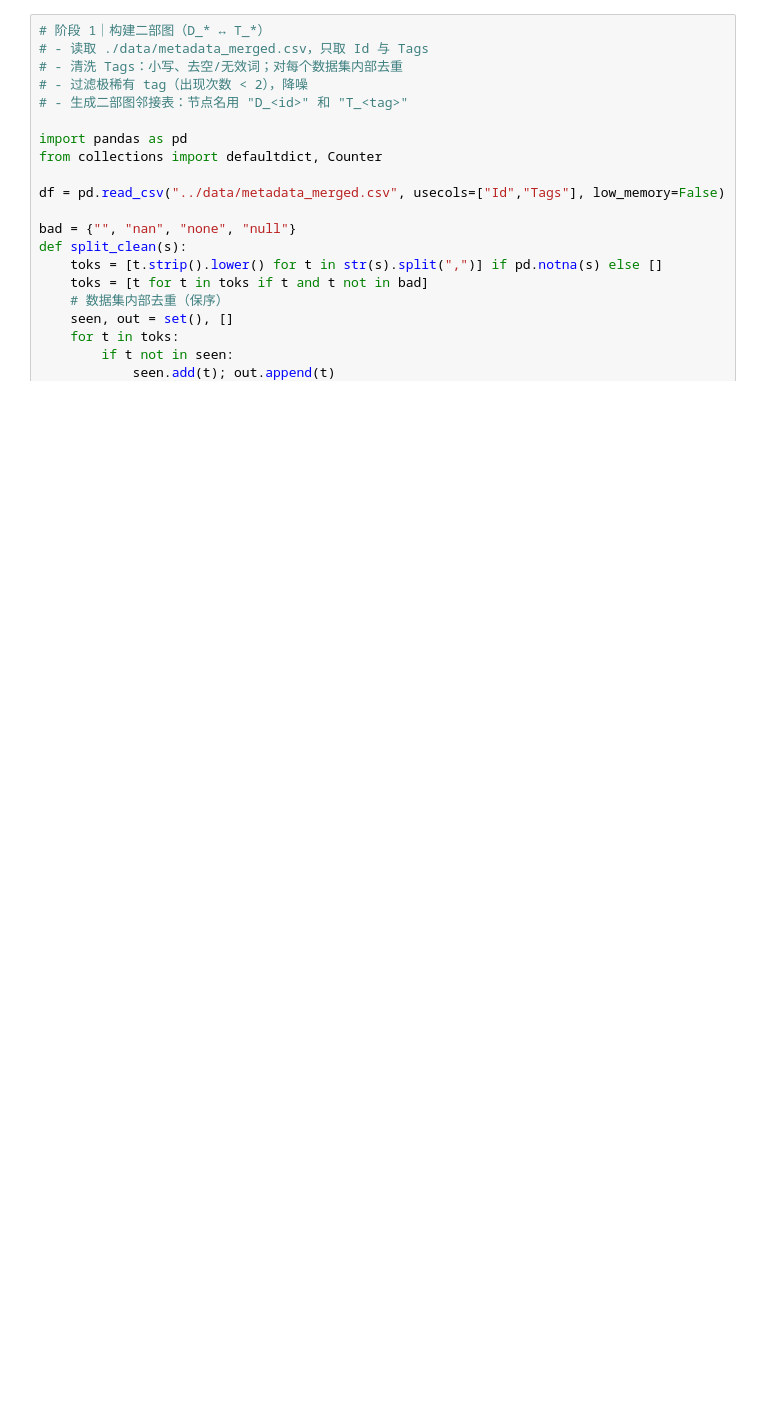
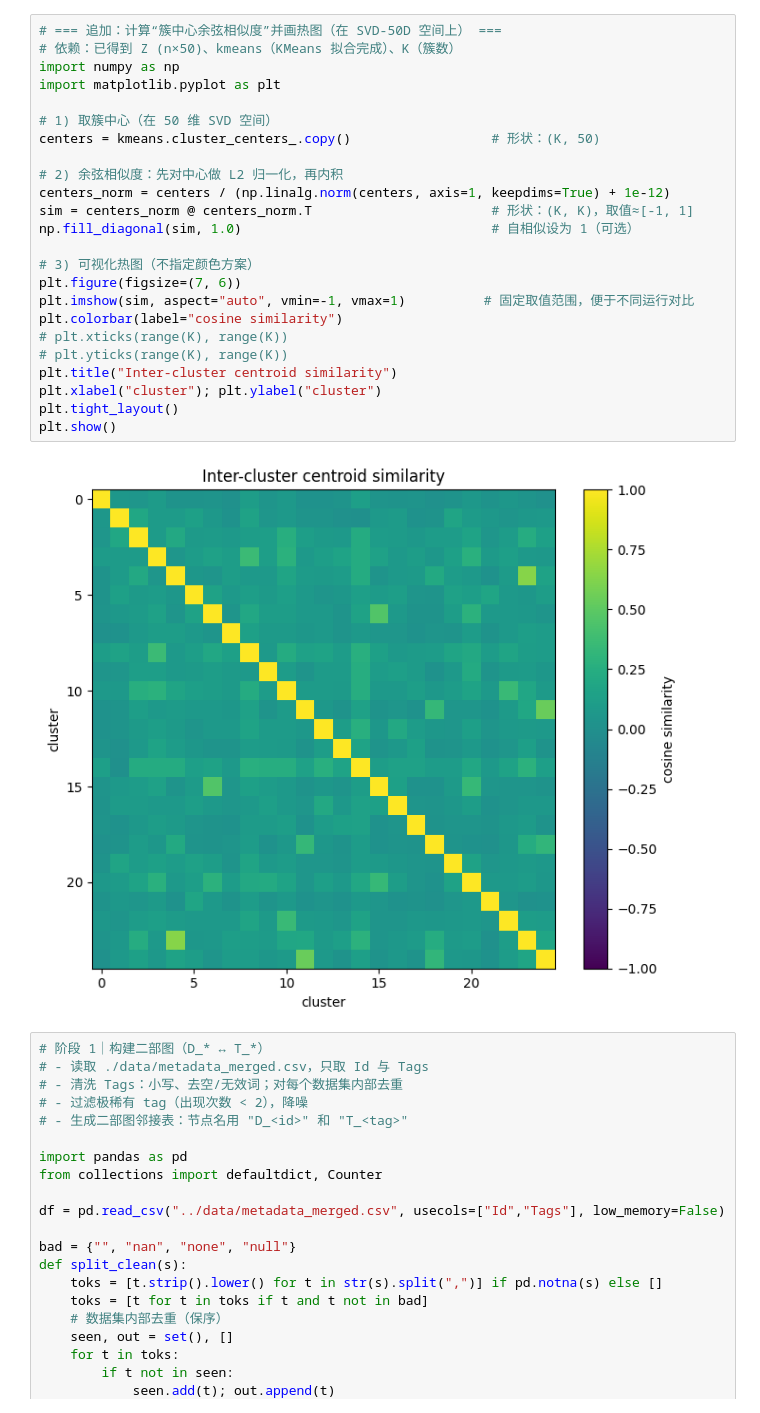
Before and after one commit to teikoyo/recsys, a Jupyter notebook: experiment1/analyze.ipynb, the cells around one changed output. Saved outputs shown, nothing was run; the diff lists cells and outputs as text; blank space fills up the shorter version.

Commit message:
cluster number

```diff
--- a/experiment1/analyze.ipynb
+++ b/experiment1/analyze.ipynb
@@ -617,3 +626,29 @@ Cluster sizes (by label):
+# %%
+# === 追加：计算“簇中心余弦相似度”并画热图（在 SVD-50D 空间上） ===
+# 依赖：已得到 Z (n×50)、kmeans（KMeans 拟合完成）、K（簇数）
+import numpy as np
+import matplotlib.pyplot as plt
+
+# 1) 取簇中心（在 50 维 SVD 空间）
+centers = kmeans.cluster_centers_.copy()                  # 形状：(K, 50)
+
+# 2) 余弦相似度：先对中心做 L2 归一化，再内积
+centers_norm = centers / (np.linalg.norm(centers, axis=1, keepdims=True) + 1e-12)
+sim = centers_norm @ centers_norm.T                       # 形状：(K, K)，取值≈[-1, 1]
+np.fill_diagonal(sim, 1.0)                                # 自相似设为 1（可选）
+
+# 3) 可视化热图（不指定颜色方案）
+plt.figure(figsize=(7, 6))
+plt.imshow(sim, aspect="auto", vmin=-1, vmax=1)          # 固定取值范围，便于不同运行对比
+plt.colorbar(label="cosine similarity")
+# plt.xticks(range(K), range(K))
+# plt.yticks(range(K), range(K))
+plt.title("Inter-cluster centroid similarity")
+plt.xlabel("cluster"); plt.ylabel("cluster")
+plt.tight_layout()
+plt.show()
+# %% [output]
+[figure, added]
 # %%
 # 阶段 1｜构建二部图（D_* ↔ T_*）
 # - 读取 ./data/metadata_merged.csv，只取 Id 与 Tags
```
Also changed, not shown: parts of 7 cells of this notebook.
